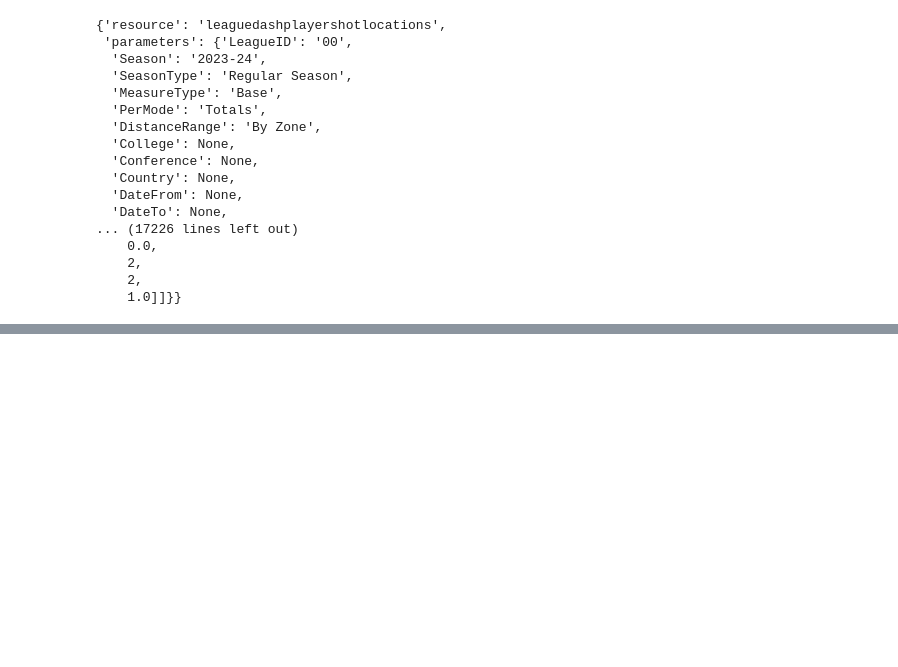
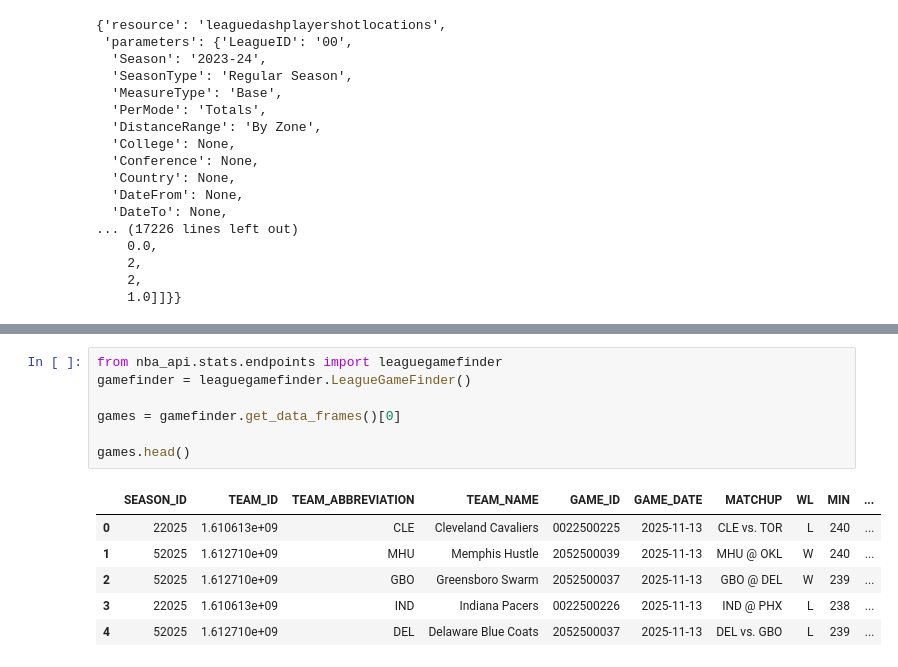
Before and after one commit to jj9kim/statistical-modeling, a Jupyter notebook: nba.ipynb, the cells around one changed output, grey strips where cells are left out. Drawn from its saved outputs; the diff is of its cells as text; blank space fills up the shorter version.

```diff
--- a/nba.ipynb
+++ b/nba.ipynb
@@ -173,0 +181,14 @@ shot_locations.get_dict()
+# %%
+from nba_api.stats.endpoints import leaguegamefinder
+gamefinder = leaguegamefinder.LeagueGameFinder()
+
+games = gamefinder.get_data_frames()[0]
+
+games.head()
+# %% [output]
+|  | SEASON_ID | TEAM_ID | TEAM_ABBREVIATION | TEAM_NAME | GAME_ID | GAME_DATE | MATCHUP | WL | MIN | ... |
+| 0 | 22025 | 1.610613e+09 | CLE | Cleveland Cavaliers | 0022500225 | 2025-11-13 | CLE vs. TOR | L | 240 | ... |
+| 1 | 52025 | 1.612710e+09 | MHU | Memphis Hustle | 2052500039 | 2025-11-13 | MHU @ OKL | W | 240 | ... |
+| 2 | 52025 | 1.612710e+09 | GBO | Greensboro Swarm | 2052500037 | 2025-11-13 | GBO @ DEL | W | 239 | ... |
+| 3 | 22025 | 1.610613e+09 | IND | Indiana Pacers | 0022500226 | 2025-11-13 | IND @ PHX | L | 238 | ... |
+| 4 | 52025 | 1.612710e+09 | DEL | Delaware Blue Coats | 2052500037 | 2025-11-13 | DEL vs. GBO | L | 239 | ... |
```
Also changed, not shown: parts of 2 cells of this notebook.
